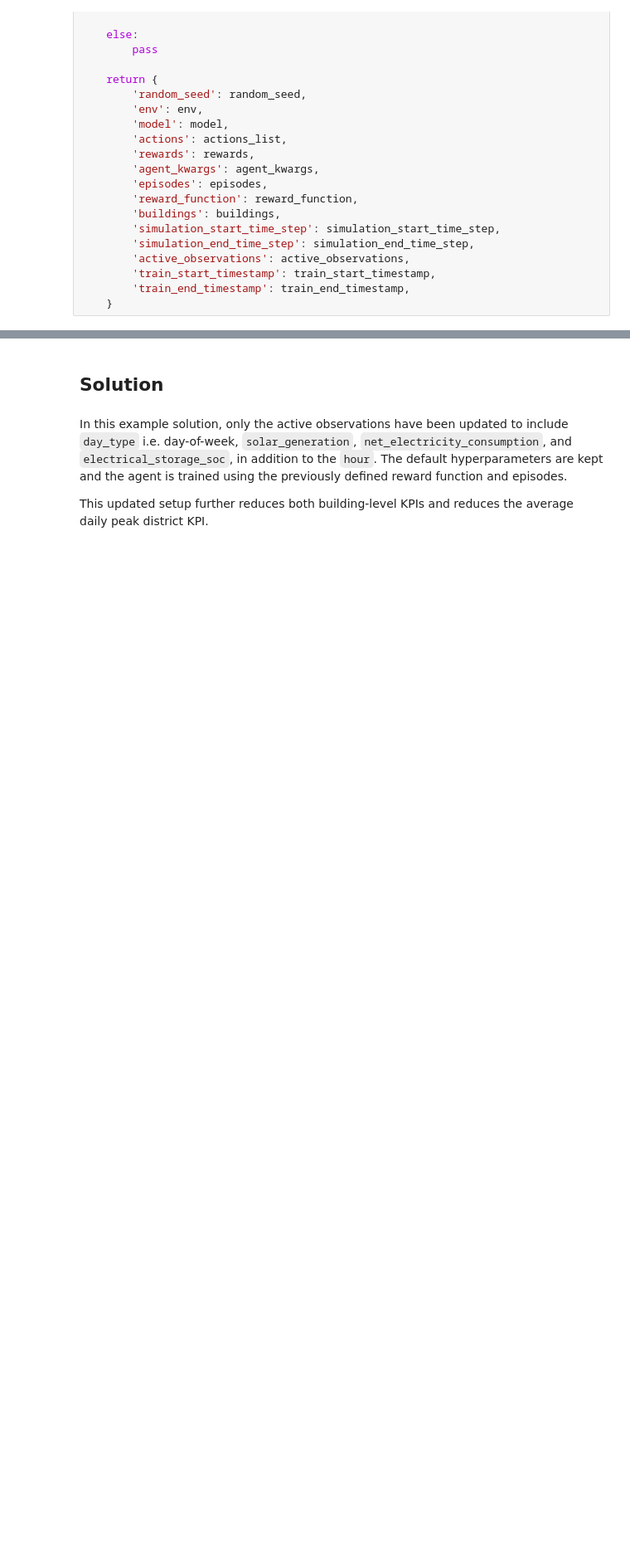
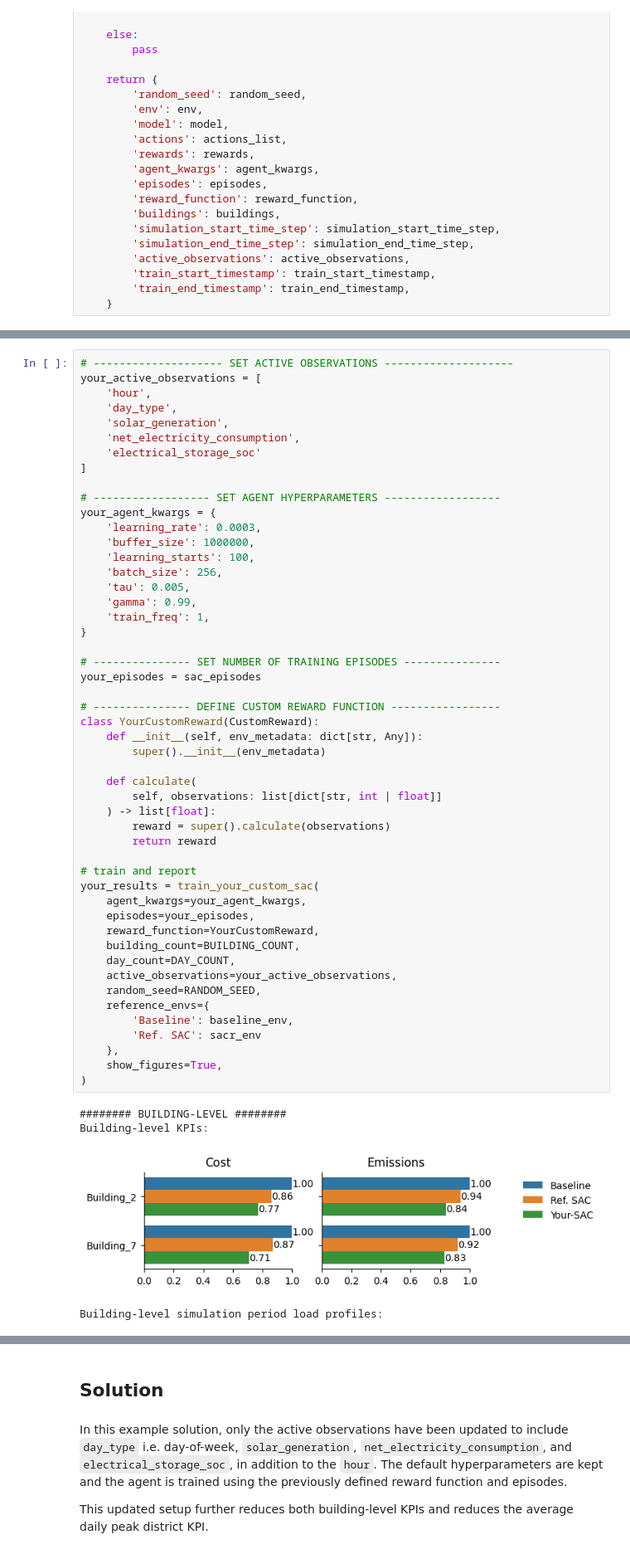
Before and after one commit to EmmanuelGbafore/Climate-Change-AI, a Jupyter notebook: citylearn_ccai_tutorial.ipynb, the cells around one changed output, grey strips where cells are left out. Shown at 83% size. Saved outputs shown, nothing was run; the diff lists cells and outputs as text; blank space fills up the shorter version.

```diff
--- a/citylearn_ccai_tutorial.ipynb
+++ b/citylearn_ccai_tutorial.ipynb
@@ -2433,0 +2677,55 @@ your_results = train_your_custom_sac(
+# %%
+# -------------------- SET ACTIVE OBSERVATIONS --------------------
+your_active_observations = [
+    'hour',
+    'day_type',
+    'solar_generation',
+    'net_electricity_consumption',
+    'electrical_storage_soc'
+]
+
+# ------------------ SET AGENT HYPERPARAMETERS ------------------
+your_agent_kwargs = {
+    'learning_rate': 0.0003,
+    'buffer_size': 1000000,
+    'learning_starts': 100,
+    'batch_size': 256,
+    'tau': 0.005,
+    'gamma': 0.99,
+    'train_freq': 1,
+}
+
+# --------------- SET NUMBER OF TRAINING EPISODES ---------------
+your_episodes = sac_episodes
+
+# --------------- DEFINE CUSTOM REWARD FUNCTION -----------------
+class YourCustomReward(CustomReward):
+    def __init__(self, env_metadata: dict[str, Any]):
+        super().__init__(env_metadata)
+
+    def calculate(
+        self, observations: list[dict[str, int | float]]
+    ) -> list[float]:
+        reward = super().calculate(observations)
+        return reward
+
+# train and report
+your_results = train_your_custom_sac(
+    agent_kwargs=your_agent_kwargs,
+    episodes=your_episodes,
+    reward_function=YourCustomReward,
+    building_count=BUILDING_COUNT,
+    day_count=DAY_COUNT,
+    active_observations=your_active_observations,
+    random_seed=RANDOM_SEED,
+    reference_envs={
+        'Baseline': baseline_env,
+        'Ref. SAC': sacr_env
+    },
+    show_figures=True,
+)
+# %% [output]
+######## BUILDING-LEVEL ########
+Building-level KPIs:
+[figure, added]
+Building-level simulation period load profiles:
```
Also changed, not shown: parts of 39 cells of this notebook.
